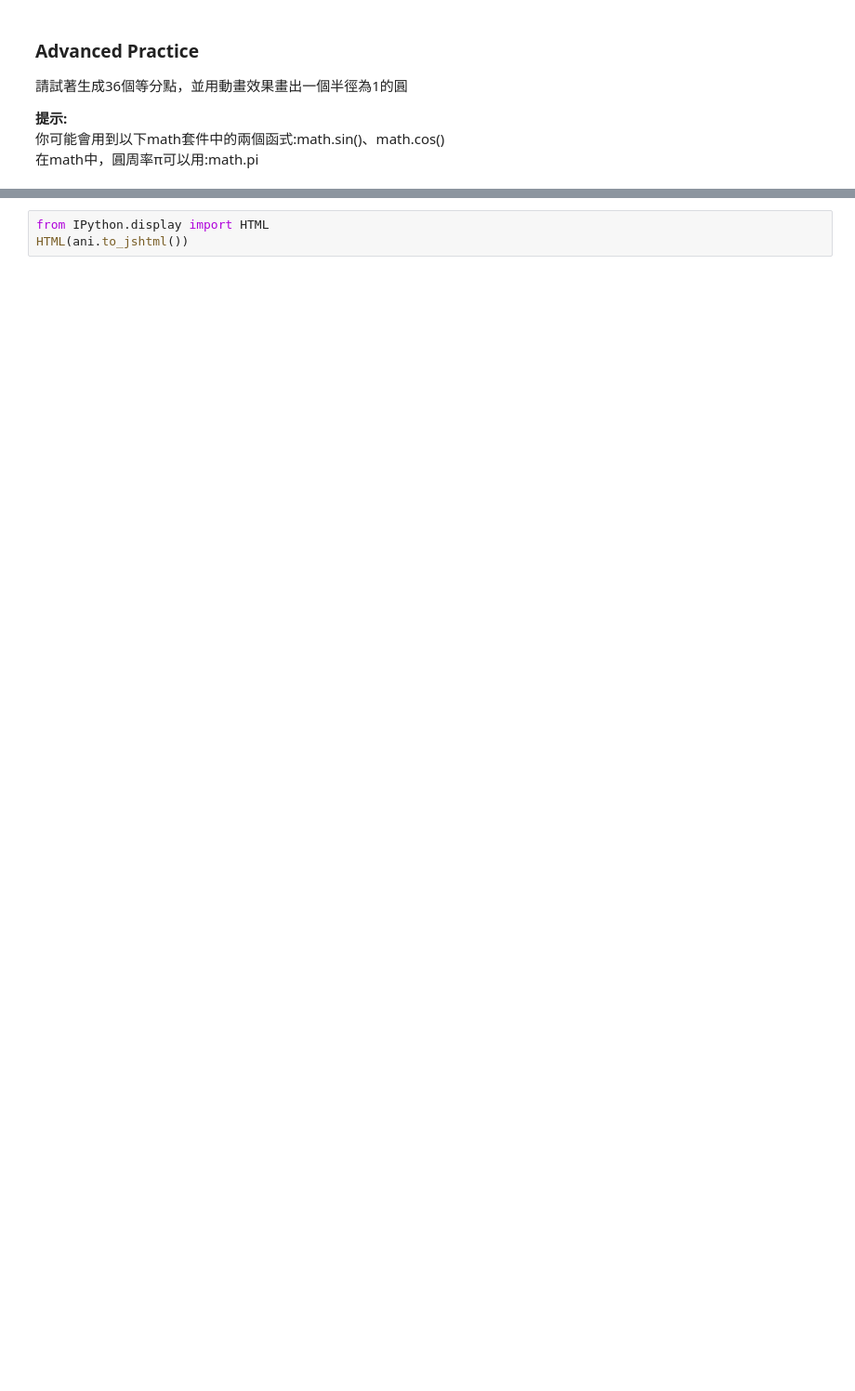
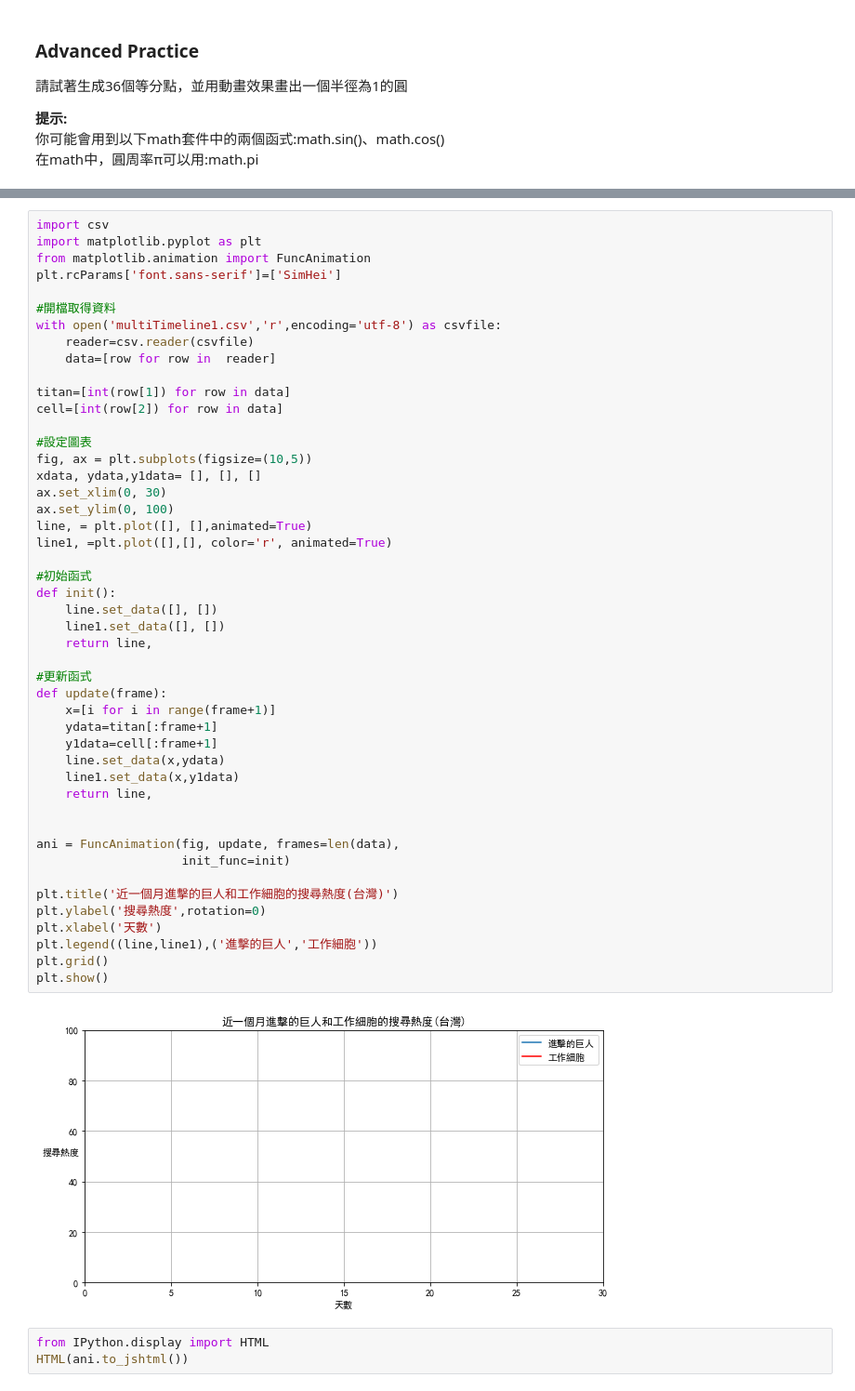
Before and after one commit to ChunChiaYang/Python-course, a Jupyter notebook: Matplotlib_anime.ipynb, the cells around one changed output, grey strips where cells are left out. Shown at 93% size. Cells and saved outputs as stored; diff of their text form; blank space fills up the shorter version.

Commit message:
add practice data

```diff
--- a/Matplotlib_anime.ipynb
+++ b/Matplotlib_anime.ipynb
@@ -234,3 +212,52 @@ plt.show()
+# %%
+import csv
+import matplotlib.pyplot as plt
+from matplotlib.animation import FuncAnimation
+plt.rcParams['font.sans-serif']=['SimHei']
+
+#開檔取得資料
+with open('multiTimeline1.csv','r',encoding='utf-8') as csvfile:
+    reader=csv.reader(csvfile)
+    data=[row for row in  reader]
+
+titan=[int(row[1]) for row in data]
+cell=[int(row[2]) for row in data]
+
+#設定圖表
+fig, ax = plt.subplots(figsize=(10,5))
+xdata, ydata,y1data= [], [], []
+ax.set_xlim(0, 30)
+ax.set_ylim(0, 100)
+line, = plt.plot([], [],animated=True)
+line1, =plt.plot([],[], color='r', animated=True)
+
+#初始函式
+def init():
+    line.set_data([], [])
+    line1.set_data([], [])
+    return line,
+
+#更新函式
+def update(frame):
+    x=[i for i in range(frame+1)]
+    ydata=titan[:frame+1]
+    y1data=cell[:frame+1]
+    line.set_data(x,ydata)
+    line1.set_data(x,y1data)
+    return line,
+
+
+ani = FuncAnimation(fig, update, frames=len(data),
+                    init_func=init)
+
+plt.title('近一個月進擊的巨人和工作細胞的搜尋熱度(台灣)')
+plt.ylabel('搜尋熱度',rotation=0)
+plt.xlabel('天數')
+plt.legend((line,line1),('進擊的巨人','工作細胞'))
+plt.grid()
+plt.show()
+# %% [output]
+[figure, added]
 # %%
 from IPython.display import HTML
 HTML(ani.to_jshtml())
```
Also changed, not shown: parts of 8 cells of this notebook, 3 other files.
